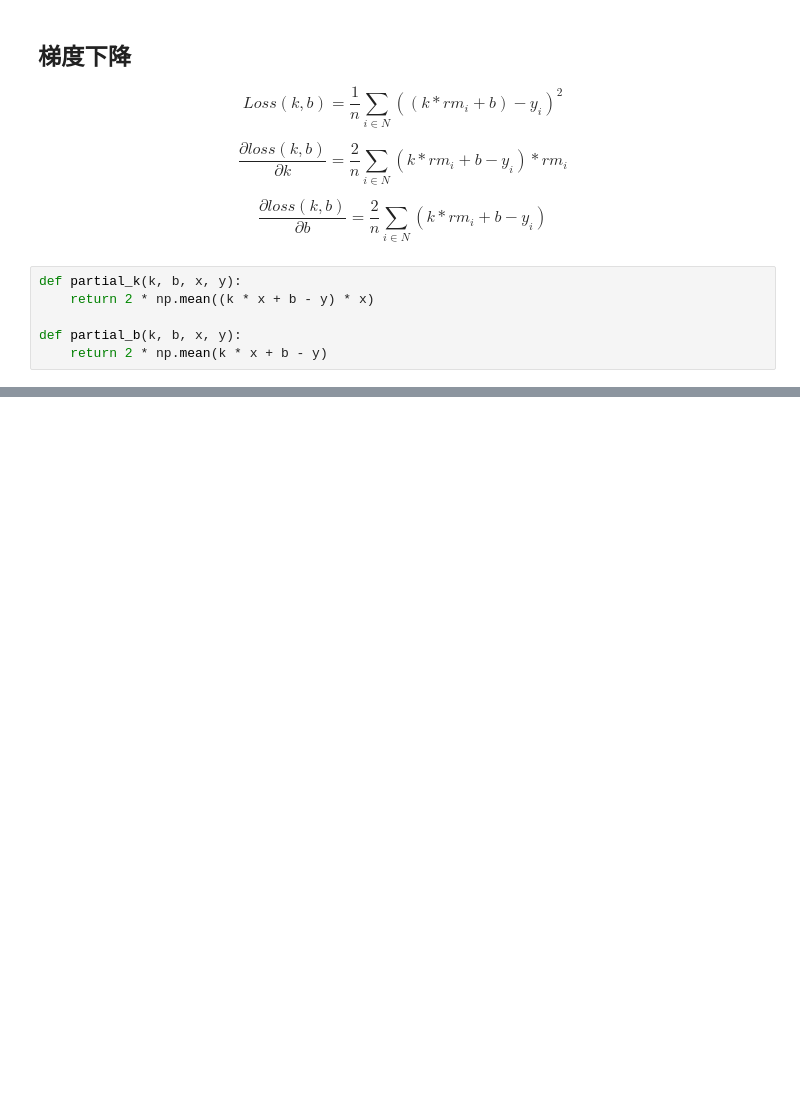
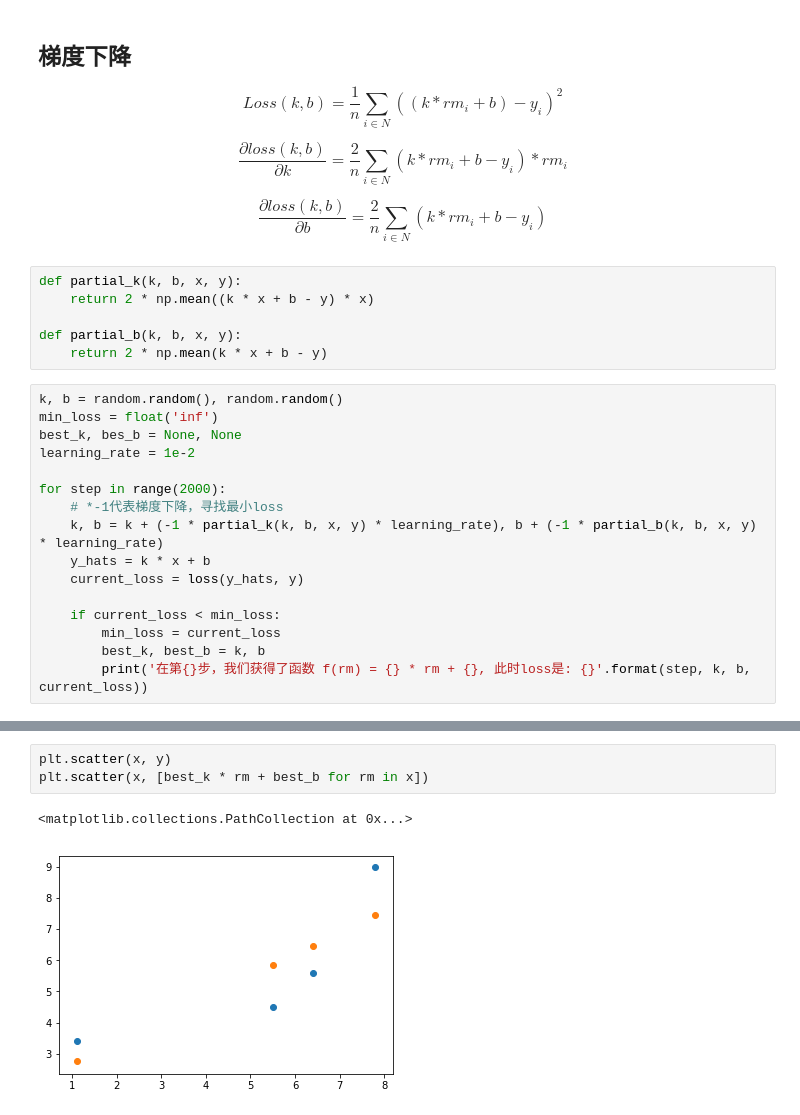
Before and after one commit to remonly/Yjj-s-Notebook, a Jupyter notebook: DeepLearning-CommonSense/DL-Framework/lesson-01.ipynb, the cells around one changed output, grey strips where cells are left out. Saved outputs shown, nothing was run; the diff lists cells and outputs as text; blank space fills up the shorter version.

```diff
--- a/DeepLearning-CommonSense/DL-Framework/lesson-01.ipynb
+++ b/DeepLearning-CommonSense/DL-Framework/lesson-01.ipynb
@@ -62,3 +71,19 @@ def partial_k(k, b, x, y):
 
 def partial_b(k, b, x, y):
     return 2 * np.mean(k * x + b - y)
+# %%
+k, b = random.random(), random.random()
+min_loss = float('inf')
+best_k, bes_b = None, None
+learning_rate = 1e-2
+
+for step in range(2000):
+    # *-1代表梯度下降，寻找最小loss
+    k, b = k + (-1 * partial_k(k, b, x, y) * learning_rate), b + (-1 * partial_b(k, b, x, y) * learning_rate)
+    y_hats = k * x + b
+    current_loss = loss(y_hats, y)
+
+    if current_loss < min_loss:
+        min_loss = current_loss
+        best_k, best_b = k, b
+        print('在第{}步，我们获得了函数 f(rm) = {} * rm + {}, 此时loss是: {}'.format(step, k, b, current_loss))
@@ -64,0 +108,6 @@ def partial_b(k, b, x, y):
+# %%
+plt.scatter(x, y)
+plt.scatter(x, [best_k * rm + best_b for rm in x])
+# %% [output]
+<matplotlib.collections.PathCollection at 0x...>
+[figure, added]
```
Also changed, not shown: parts of 5 cells of this notebook, 2 other files.
